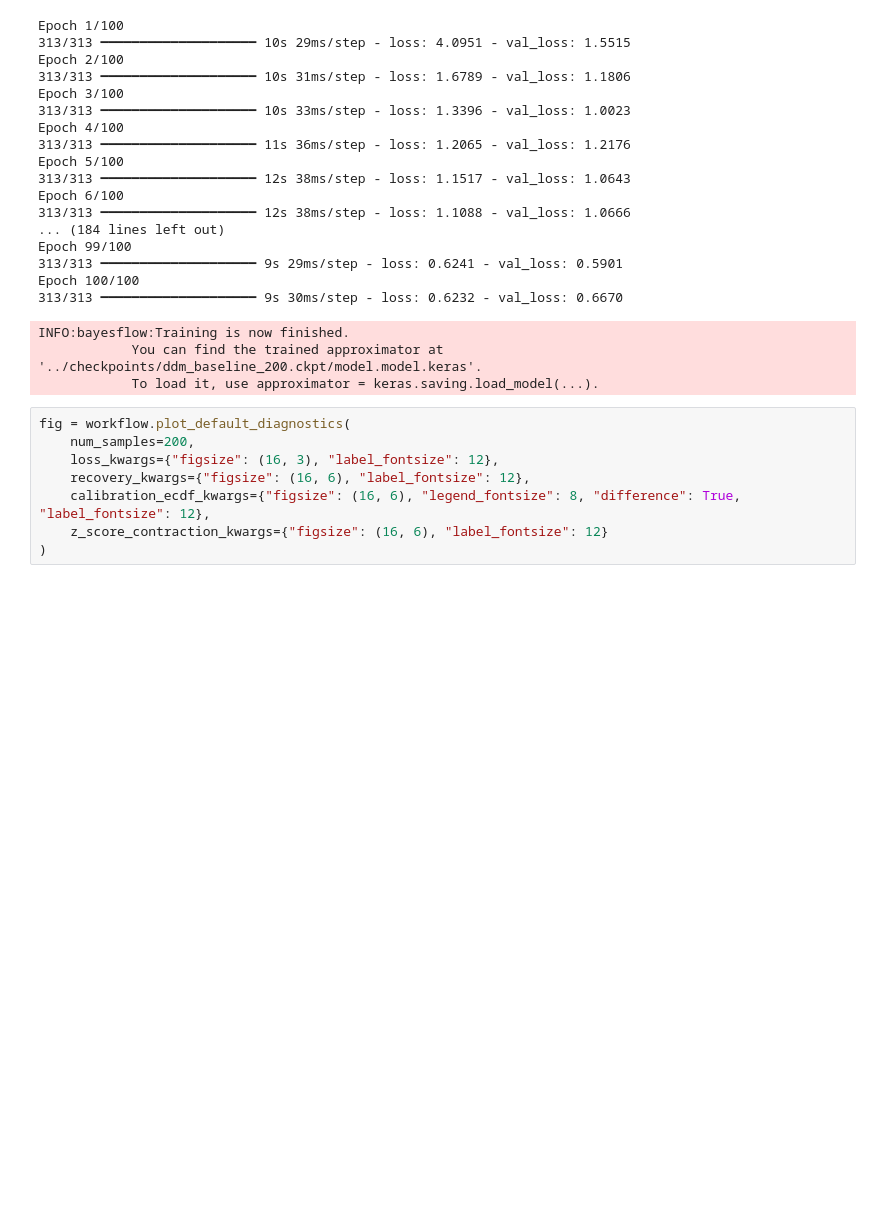
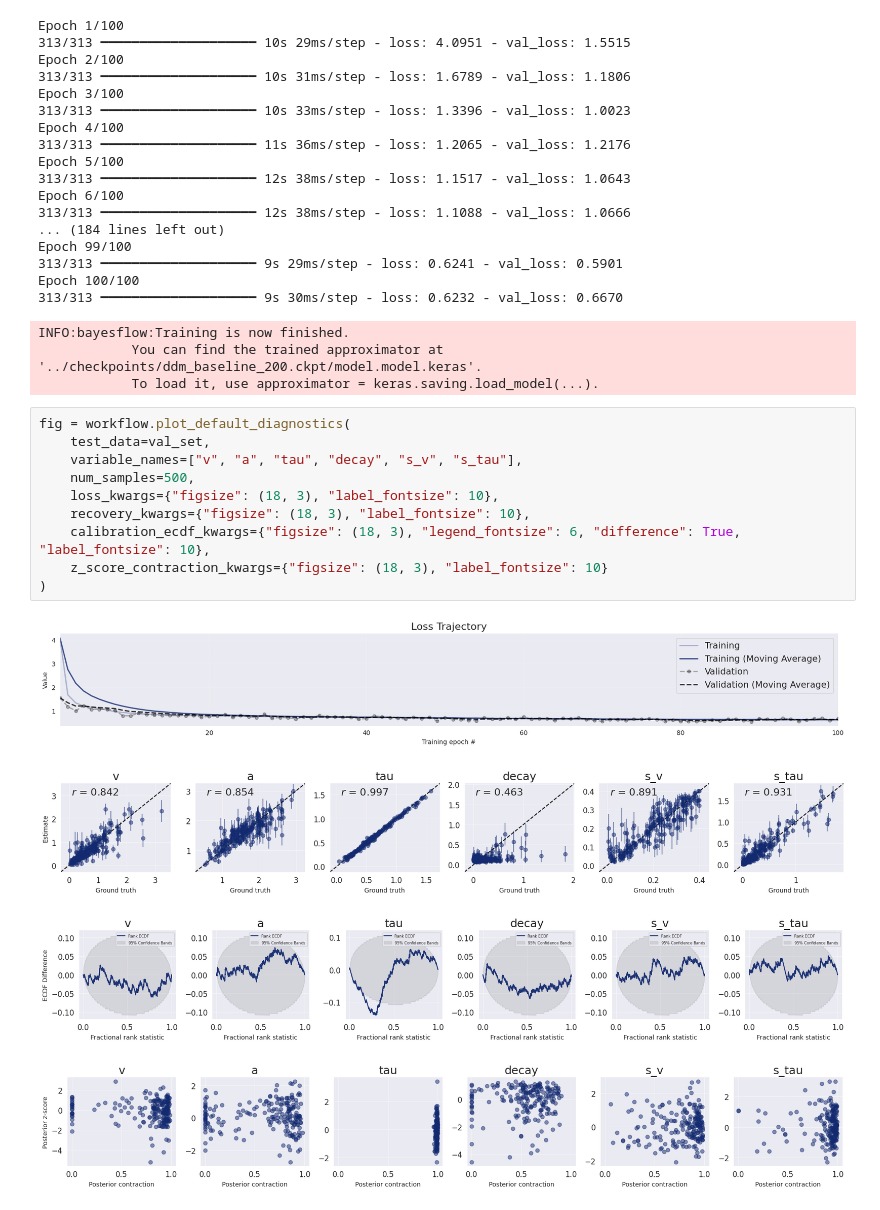
Before and after one commit to bayesflow-org/CogFormer, a Jupyter notebook: playgrounds/ddm_playground.ipynb, the cells around one changed output. Drawn from its saved outputs; the diff is of its cells as text; blank space fills up the shorter version.

```diff
--- a/playgrounds/ddm_playground.ipynb
+++ b/playgrounds/ddm_playground.ipynb
@@ -96,9 +96,16 @@ INFO:bayesflow:Training is now finished.
             To load it, use approximator = keras.saving.load_model(...).
 # %%
 fig = workflow.plot_default_diagnostics(
-    num_samples=200,
-    loss_kwargs={"figsize": (16, 3), "label_fontsize": 12},
-    recovery_kwargs={"figsize": (16, 6), "label_fontsize": 12},
-    calibration_ecdf_kwargs={"figsize": (16, 6), "legend_fontsize": 8, "difference": True, "label_fontsize": 12},
-    z_score_contraction_kwargs={"figsize": (16, 6), "label_fontsize": 12}
+    test_data=val_set,
+    variable_names=["v", "a", "tau", "decay", "s_v", "s_tau"],
+    num_samples=500,
+    loss_kwargs={"figsize": (18, 3), "label_fontsize": 10},
+    recovery_kwargs={"figsize": (18, 3), "label_fontsize": 10},
+    calibration_ecdf_kwargs={"figsize": (18, 3), "legend_fontsize": 6, "difference": True, "label_fontsize": 10},
+    z_score_contraction_kwargs={"figsize": (18, 3), "label_fontsize": 10}
 )
+# %% [output]
+[figure, added]
+[figure, added]
+[figure, added]
+[figure, added]
```
